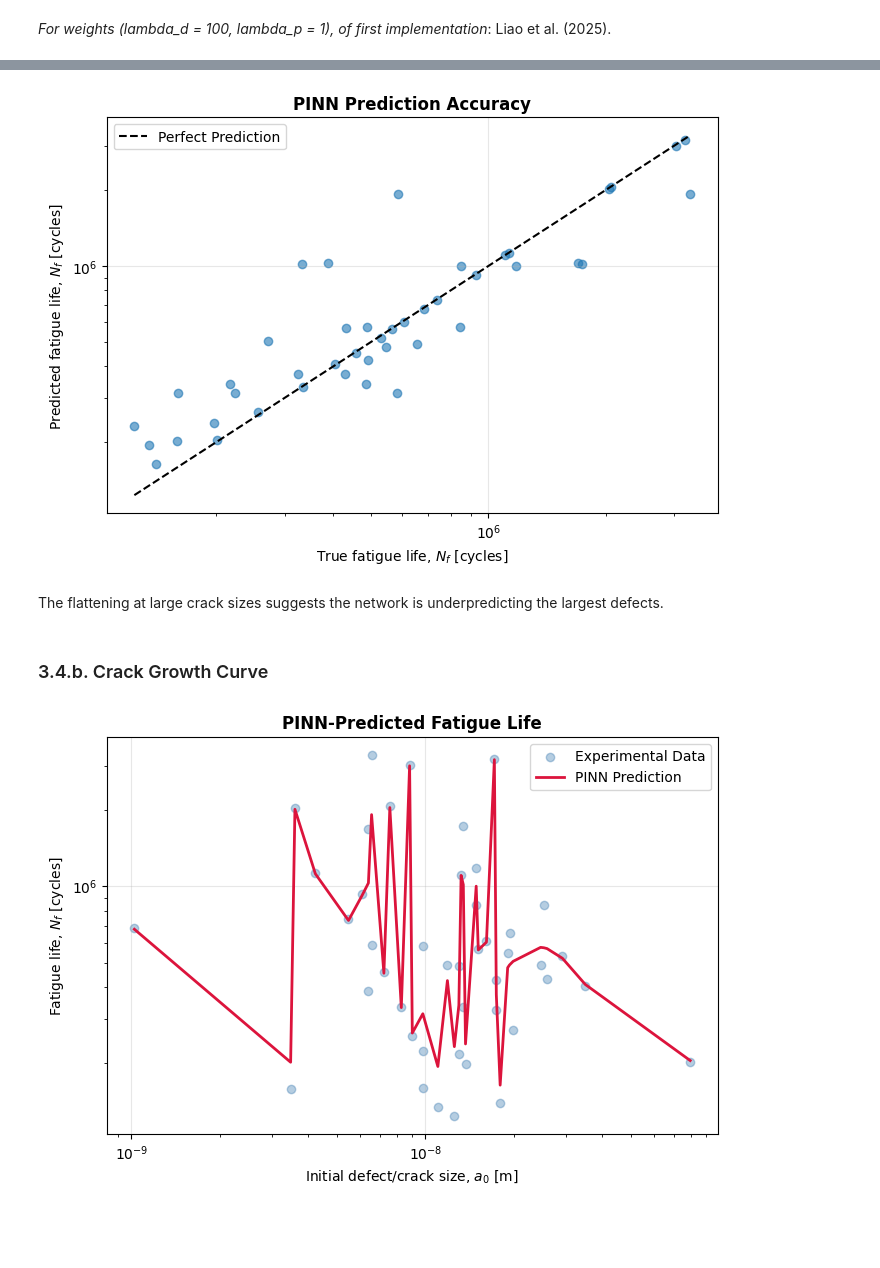
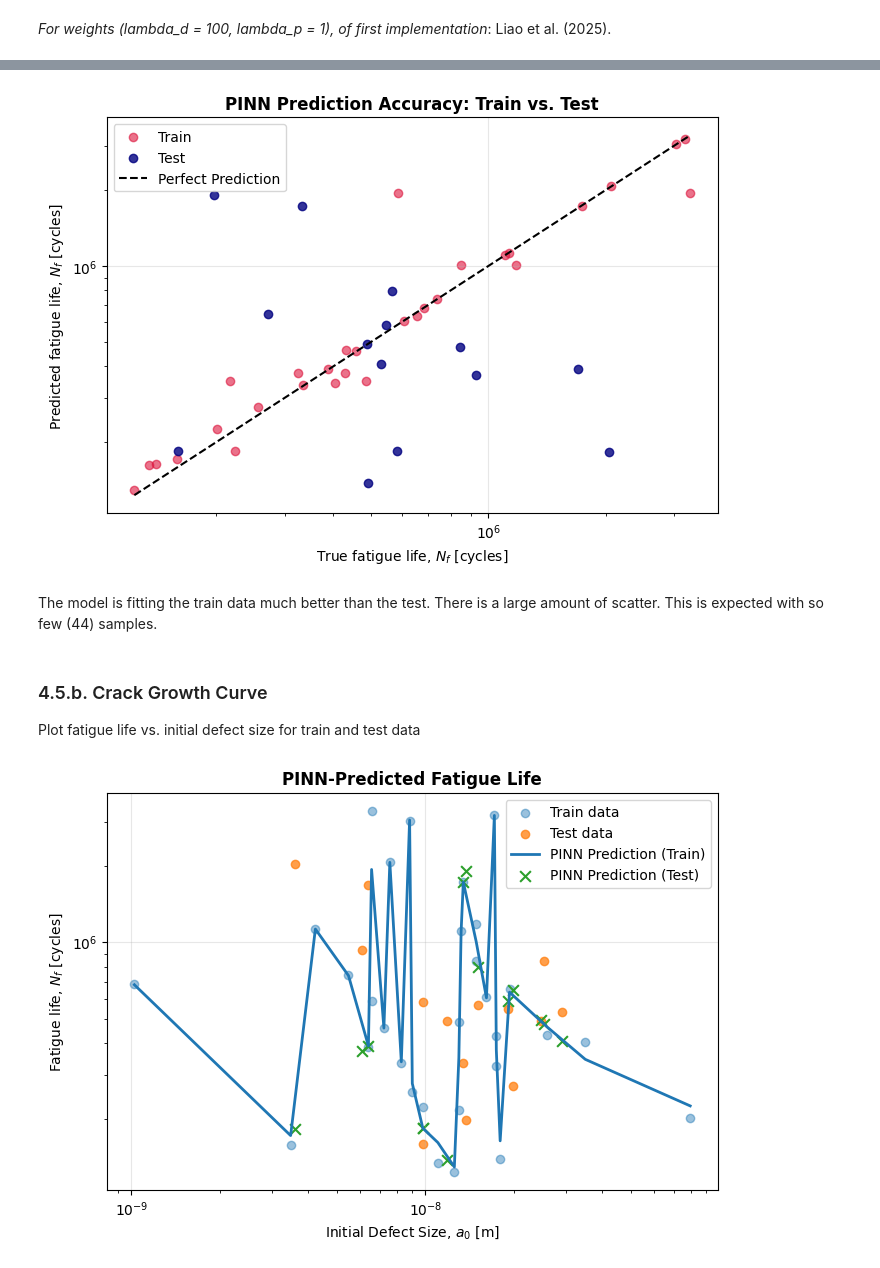
Before and after one commit to jessk816/pinn, a Jupyter notebook: models/pinn/pinn_zhou.ipynb, the cells around one changed output, grey strips where cells are left out. Drawn from its saved outputs; the diff is of its cells as text; code cells hidden in the pictures; blank space fills up the shorter version.

Commit message:
zhou pinn

```diff
--- a/models/pinn/pinn_zhou.ipynb
+++ b/models/pinn/pinn_zhou.ipynb
@@ -1123,12 +936,18 @@ Observations from **PINN Training History** plot after the **first implementatio
 # plot predicted vs. true defect sizes
 fig, ax = plt.subplots(figsize=(7, 5))
 
-ax.scatter(Nf_true_np, Nf_pred_np, alpha=0.6)
+ax.scatter(Nf_train_np, Nf_pred_train,
+           color="crimson",
+           alpha=0.6, label="Train")
+ax.scatter(Nf_test_np, Nf_pred_test,
+           color="navy",
+           alpha=0.8, label="Test")
 
-min_val = min(Nf_true_np.min(), Nf_pred_np.min())
-max_val = max(Nf_true_np.max(), Nf_pred_np.max())
+min_val = min(Nf_train_np.min(), Nf_test_np.min(), Nf_pred_train.min(), Nf_pred_test.min())
+max_val = max(Nf_train_np.max(), Nf_test_np.max(), Nf_pred_train.max(), Nf_pred_test.max())
 
-ax.plot([min_val, max_val], [min_val, max_val], linestyle="--", color="black", label="Perfect Prediction")
+ax.plot([min_val, max_val], [min_val, max_val],
+        linestyle="--", color="black", label="Perfect Prediction")
 
 # log-log scale
 ax.set_xscale("log")
@@ -1137,7 +956,7 @@ ax.set_yscale("log")
 # axes labels, title
 ax.set_xlabel(r"True fatigue life, $N_f$ [cycles]")
 ax.set_ylabel(r"Predicted fatigue life, $N_f$ [cycles]")
-ax.set_title("PINN Prediction Accuracy", fontweight="bold")
+ax.set_title("PINN Prediction Accuracy: Train vs. Test", fontweight="bold")
 
 # legend, grid
 ax.grid(alpha=0.3)
@@ -1145,47 +964,70 @@ ax.legend()
 
 # save and show
 fig.tight_layout()
-fig.savefig("graphs_pinn/3_PINN_accuracy_pred_vs_true.png", dpi=150)
+fig.savefig("graphs_pinn/3_PINN_accuracy_train_vs_test.png", dpi=150)
 plt.show()
 # %% [output]
-[figure, old version]
+[figure, new version]
-# %% [markdown]
-The flattening at large crack sizes suggests the network is underpredicting the largest defects.
+# %% [markdown]
+The model is fitting the train data much better than the test. There is a large amount of scatter. This is expected with so few (44) samples.
 # %% [markdown]
-### 3.4.b. Crack Growth Curve
+### 4.5.b. Crack Growth Curve
+Plot fatigue life vs. initial defect size for train and test data
 # %%
-# fix shapes for plotting
-a_np = a_tensor.detach().cpu().numpy().squeeze()
-Nf_true_np = Nf_tensor.detach().cpu().numpy().squeeze()
-Nf_pred_np = Nf_pred.squeeze()
+# convert tensors to 1D numpy arrays
+a_train_np = a_train.detach().cpu().numpy().squeeze()
+a_test_np  = a_test.detach().cpu().numpy().squeeze()
 
-sort_idx = np.argsort(a_np)
+Nf_train_np = Nf_train.detach().cpu().numpy().squeeze()
+Nf_test_np  = Nf_test.detach().cpu().numpy().squeeze()
 
-a_sorted = a_np[sort_idx]
-Nf_true_sorted = Nf_true_np[sort_idx]
-Nf_pred_sorted = Nf_pred_np[sort_idx]
+Nf_pred_train_np = Nf_pred_train.squeeze()
+Nf_pred_test_np  = Nf_pred_test.squeeze()
+
+# sort train data by crack size
+train_sort_idx = np.argsort(a_train_np)
+a_train_sorted = a_train_np[train_sort_idx]
+Nf_train_sorted = Nf_train_np[train_sort_idx]
+Nf_pred_train_sorted = Nf_pred_train_np[train_sort_idx]
+
+# sort test data by crack size
+test_sort_idx = np.argsort(a_test_np)
+a_test_sorted = a_test_np[test_sort_idx]
+Nf_test_sorted = Nf_test_np[test_sort_idx]
+Nf_pred_test_sorted = Nf_pred_test_np[test_sort_idx]
 # %%
 fig, ax = plt.subplots(figsize=(7, 5))
 
-ax.scatter(a_sorted, Nf_true_sorted, color="steelblue", alpha=0.4, label="Experimental Data")
-ax.plot(a_sorted, Nf_pred_sorted, color="crimson", linewidth=2, label="PINN Prediction")
+# true experimental data
+ax.scatter(a_train_sorted, Nf_train_sorted,
+           alpha=0.45, label="Train data")
+
+ax.scatter(a_test_sorted, Nf_test_sorted,
+           alpha=0.75, label="Test data")
+
+# model predictions
+ax.plot(a_train_sorted, Nf_pred_train_sorted,
+        linewidth=2, label="PINN Prediction (Train)")
+
+ax.scatter(a_test_sorted, Nf_pred_test_sorted,
+           marker="x", s=60, label="PINN Prediction (Test)")
 
 # log-log scale
 ax.set_xscale("log")
 ax.set_yscale("log")
 
 # labels, title
-ax.set_xlabel(r"Initial defect/crack size, $a_0$ [m]")
+ax.set_xlabel(r"Initial Defect Size, $a_0$ [m]")
 ax.set_ylabel(r"Fatigue life, $N_f$ [cycles]")
 ax.set_title("PINN-Predicted Fatigue Life", fontweight="bold")
 
 # legend, grid
 ax.grid(alpha=0.3)
 ax.legend()
 
 # save and show
 fig.tight_layout()
 fig.savefig("graphs_pinn/3_PINN_life_vs_defect.png", dpi=150)
 plt.show()
 # %% [output]
-[figure, old version]
+[figure, new version]
```
Also changed, not shown: parts of 81 cells of this notebook, 13 other files.
